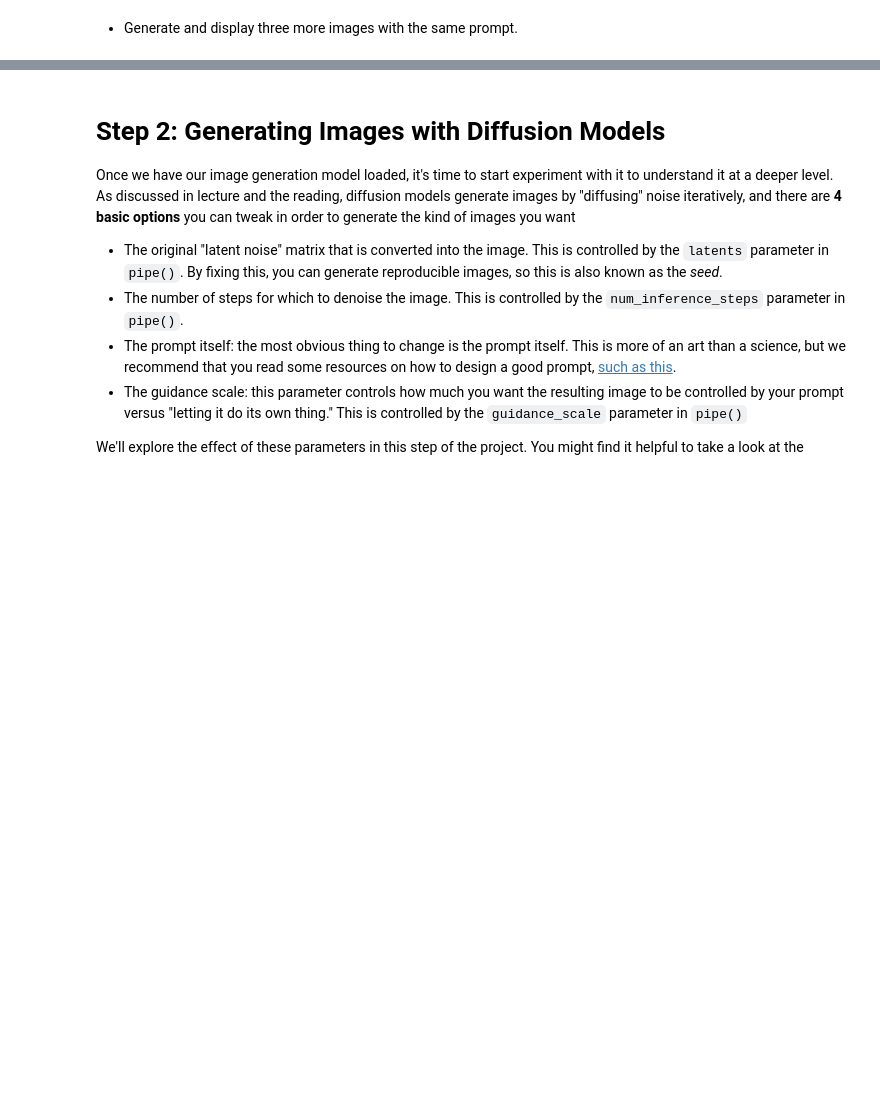
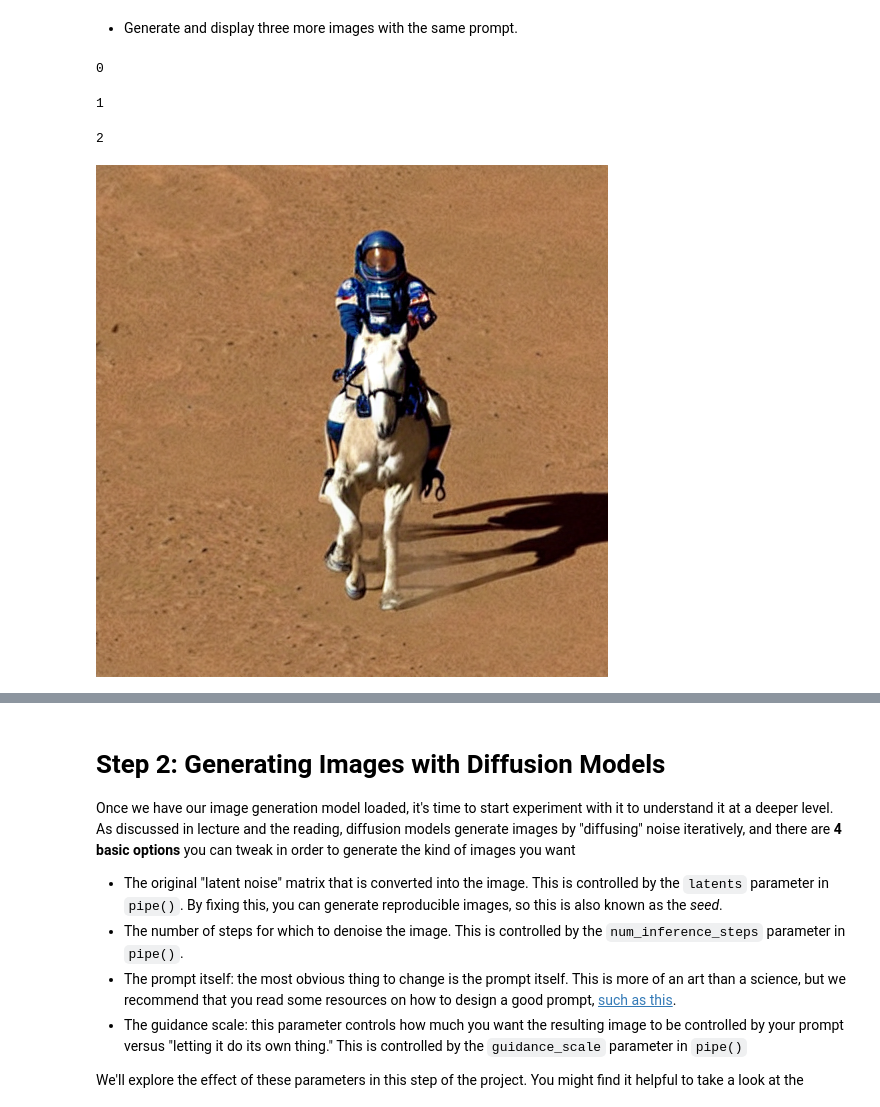
Before and after one commit to marcelarosalesj-education/corise.e2e-vision-apps, a Jupyter notebook: Week_4_Project_Build_a_Movie_Poster_Generator.ipynb, the cells around one changed output, grey strips where cells are left out. Cells and saved outputs as stored; diff of their text form; code cells hidden in the pictures; blank space fills up the shorter version.

```diff
--- a/Week_4_Project_Build_a_Movie_Poster_Generator.ipynb
+++ b/Week_4_Project_Build_a_Movie_Poster_Generator.ipynb
@@ -65,0 +89,14 @@ image
+# %%
+images = []
+for index in range(3):
+  print(index)
+  img = pipe(prompt)
+  images.append(img)
+# %% [output]
+0
+1
+2
+# %%
+images[0].images[0]
+# %% [output]
+[figure, added]
```
Also changed, not shown: parts of 15 cells of this notebook.
